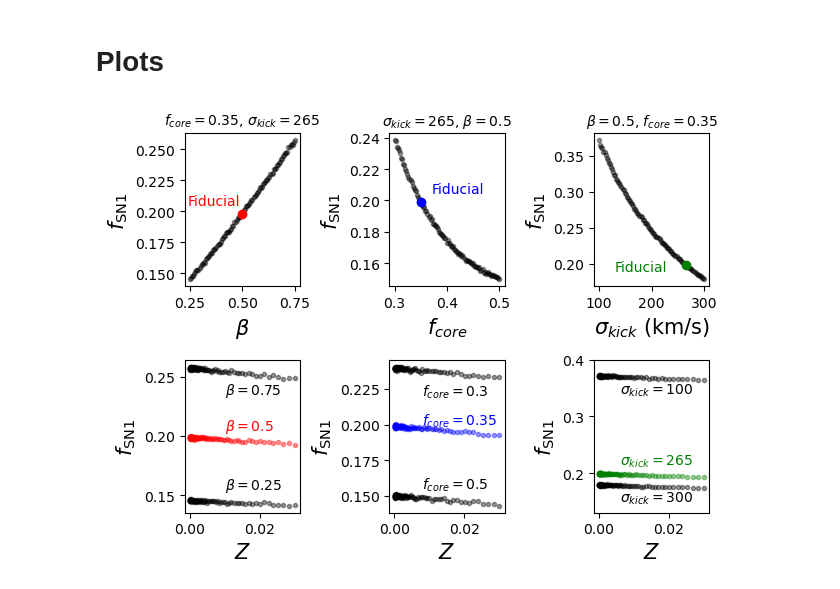
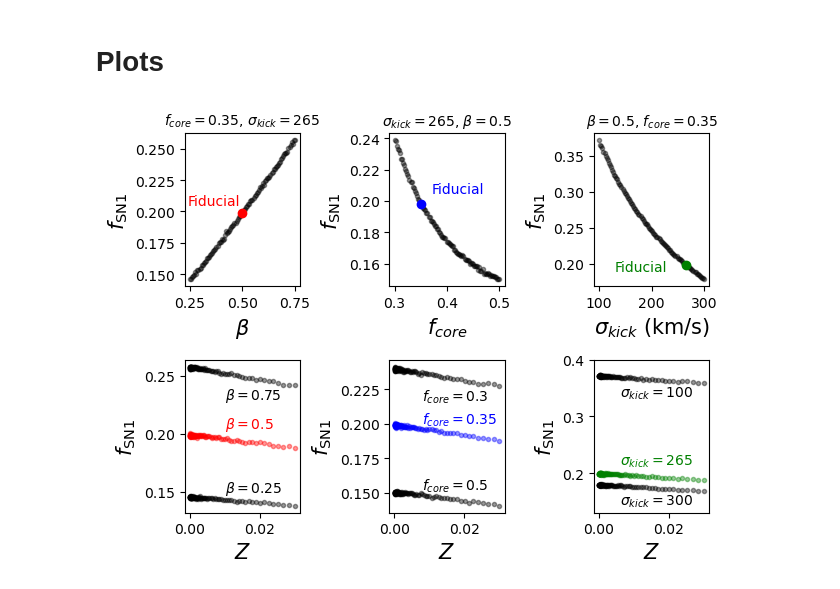
Before and after one commit to SoumendraRoy/fSN1Z, a Jupyter notebook: Soumendra_Part/main.ipynb, the cells around one changed output. Cells and saved outputs as stored; diff of their text form; code cells hidden in the pictures.

```diff
--- a/Soumendra_Part/main.ipynb
+++ b/Soumendra_Part/main.ipynb
@@ -295,7 +355,7 @@ def func_m1Qa_w_WML(m1_before_mass_loss, Q_before_mass_loss, a_before_mass_loss,
     wind_mass_loss = dM_wind(m1_before_mass_loss, Z)
     m1 = m1_before_mass_loss - wind_mass_loss
     Q = (Q_before_mass_loss*m1_before_mass_loss - dM_wind(Q_before_mass_loss*m1_before_mass_loss, Z))/m1
-    a =  a_before_mass_loss * (m1_before_mass_loss / m1)
+    a =  a_before_mass_loss * ((m1_before_mass_loss + Q_before_mass_loss*m1_before_mass_loss) / (m1 + Q*m1))
 
     return m1, Q, a
 # %% [markdown]
@@ -482,9 +542,9 @@ for i in range(3):
         ax4.scatter(array_Z, fSN1_Z_varbeta[i], color=color[i], marker='.', alpha=0.4)
     else:
         ax4.scatter(array_Z, fSN1_Z_varbeta[i], color=color[i], marker='.', alpha=0.4)
-ax4.text(x=0.01, y=0.235, s=r'$\beta=0.75$', color='k', fontsize=10)
+ax4.text(x=0.01, y=0.23, s=r'$\beta=0.75$', color='k', fontsize=10)
 ax4.text(x=0.01, y=0.205, s=r'$\beta=0.5$', color='r', fontsize=10)
-ax4.text(x=0.01, y=0.155, s=r'$\beta=0.25$', color='k', fontsize=10)
+ax4.text(x=0.01, y=0.15, s=r'$\beta=0.25$', color='k', fontsize=10)
 
 color = ['k', 'b', 'k']
 for i in range(3):
@@ -492,9 +552,9 @@ for i in range(3):
         ax5.scatter(array_Z, fSN1_Z_varfcore[i], color=color[i], marker='.', alpha=0.4)
     else:
         ax5.scatter(array_Z, fSN1_Z_varfcore[i], color=color[i], marker='.', alpha=0.4)
-ax5.text(x=0.008, y=0.22, s=r'$f_{core}=0.3$', color='k', fontsize=10)
+ax5.text(x=0.008, y=0.217, s=r'$f_{core}=0.3$', color='k', fontsize=10)
 ax5.text(x=0.008, y=0.20, s=r'$f_{core}=0.35$', color='b', fontsize=10)
-ax5.text(x=0.008, y=0.155, s=r'$f_{core}=0.5$', color='k', fontsize=10)
+ax5.text(x=0.008, y=0.152, s=r'$f_{core}=0.5$', color='k', fontsize=10)
 
 color = ['k', 'g', 'k']
 for i in range(3):
@@ -502,37 +562,37 @@ for i in range(3):
         ax6.scatter(array_Z, fSN1_Z_varsigmakick[i], color=color[i], marker='.', alpha=0.4)
     else:
         ax6.scatter(array_Z, fSN1_Z_varsigmakick[i], color=color[i], marker='.', alpha=0.4)
-ax6.text(x=0.006, y=0.34, s=r'$\sigma_{kick}=100$', color='k', fontsize=10)
+ax6.text(x=0.006, y=0.335, s=r'$\sigma_{kick}=100$', color='k', fontsize=10)
 ax6.text(x=0.006, y=0.215, s=r'$\sigma_{kick}=265$', color='g', fontsize=10)
-ax6.text(x=0.006, y=0.15, s=r'$\sigma_{kick}=300$', color='k', fontsize=10)
+ax6.text(x=0.006, y=0.145, s=r'$\sigma_{kick}=300$', color='k', fontsize=10)
 ax6.set_ylim(0.13, 0.40)
 
 # Add label and titles to each subfigure
 
 ax1.set_xlabel(r'$\beta$', fontsize=15)
 ax1.set_ylabel(r'$f_{\text{SN1}}$' , fontsize=15)
 ax1.set_title(r'$f_{core}=0.35$, $\sigma_{kick}=265$', fontsize=10)
 
 ax2.set_xlabel(r'$f_{core}$', fontsize=15)
 ax2.set_ylabel(r'$f_{\text{SN1}}$' , fontsize=15)
 ax2.set_title(r'$\sigma_{kick}=265$, $\beta=0.5$', fontsize=10)
 
 ax3.set_xlabel(r'$\sigma_{kick}$ (km/s)', fontsize=15)
 ax3.set_ylabel(r'$f_{\text{SN1}}$' , fontsize=15)
 ax3.set_title(r'$\beta=0.5$, $f_{core}=0.35$', fontsize=10)
 
 ax4.set_xlabel(r'$Z$', fontsize=15)
 ax4.set_ylabel(r'$f_{\text{SN1}}$' , fontsize=15)
 
 ax5.set_xlabel(r'$Z$', fontsize=15)
 ax5.set_ylabel(r'$f_{\text{SN1}}$' , fontsize=15)
 
 ax6.set_xlabel(r'$Z$', fontsize=15)
 ax6.set_ylabel(r'$f_{\text{SN1}}$' , fontsize=15)
 
 # Adjust layout so that subfigures don't overlap
 plt.tight_layout()
 
 plt.savefig('../plots/main.pdf')
 # %% [output]
-[figure, old version]
+[figure, new version]
```
Also changed, not shown: parts of 6 cells of this notebook, 3 other files.
